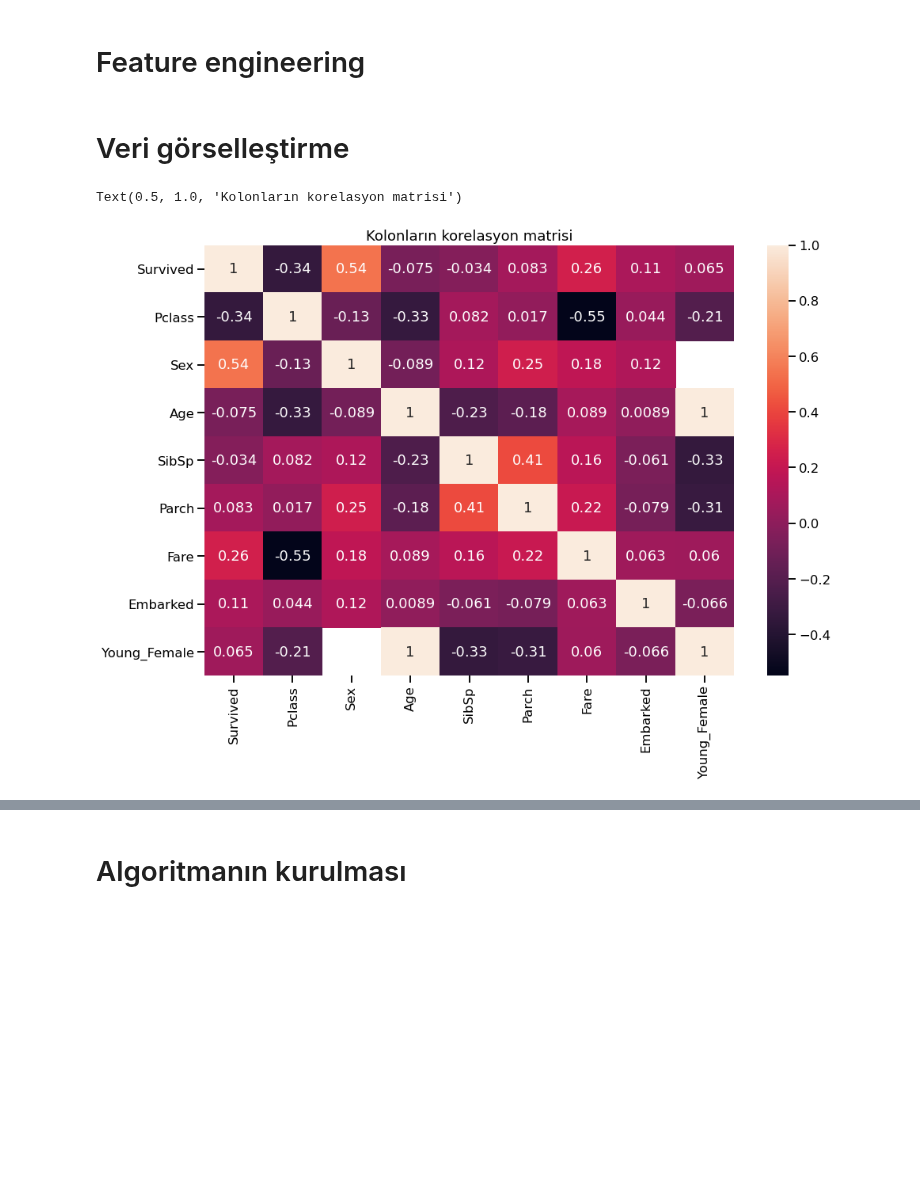
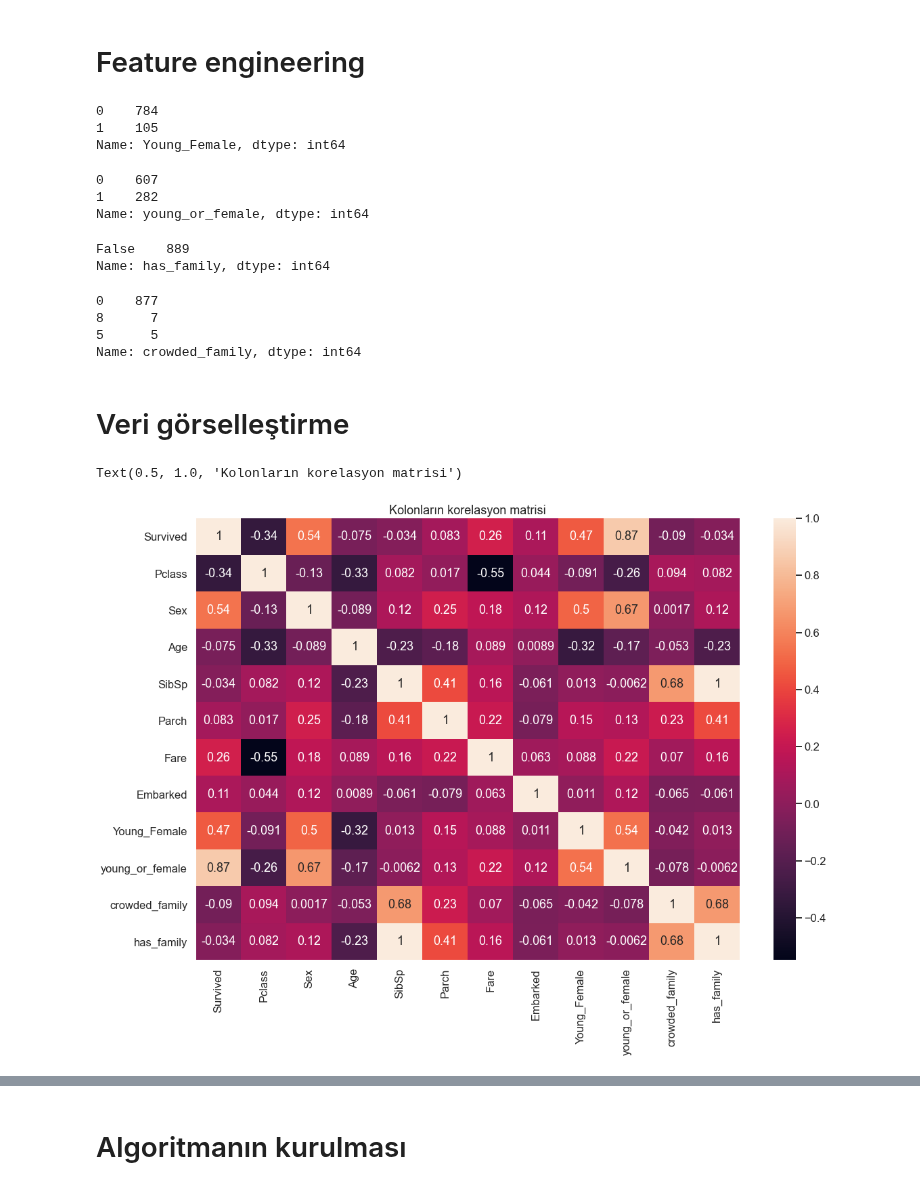
Before and after one commit to onatto11/titanic, a Jupyter notebook: Titanic.ipynb, the cells around one changed output, grey strips where cells are left out. Saved outputs shown, nothing was run; the diff lists cells and outputs as text; code cells hidden in the pictures; blank space fills up the shorter version.

```diff
--- a/Titanic.ipynb
+++ b/Titanic.ipynb
@@ -156,16 +156,71 @@ Index(['Survived', 'Pclass', 'Sex', 'Age', 'SibSp', 'Parch', 'Fare',
 #Kadınlar ve çocuklar daha fazla hayatta kaldığından
 #yaş ortalamasının altındaki kadınları gösteren bir kolon
 #belki bir şeyler anlatabilir.
-train["Young_Female"] = train[(train["Age"] <= train.Age.mean()) & (train["Sex"] == 1)].Age
+train["Young_Female"] = train[(train["Age"] <= train.Age.mean()) & (train["Sex"] == 1)].Survived
+train["Young_Female"].fillna(value=0, inplace=True)
+train["Young_Female"] = train["Young_Female"].astype("int64")
+for i in train["Young_Female"]:
+    i = int(i)
+    if i != train.Young_Female.isnull().any():
+        train["Young_Female"].replace({i:1})
+train.Young_Female.value_counts()
+# %% [output]
+0    784
+1    105
+Name: Young_Female, dtype: int64
+# %%
+#Yukarıdaki hücre ile aynı işlem sayılır, yalnızca "ve" operatörünü "veya" ile
+#değiştirdim. Yani gemidekilerin ortalama yaşında ya da ortalamadan daha genç
+#kişiler veya kadın olanları barındıran bir kolon ekledim. Hedef kolon olan
+#Survived kolonu ile arasında %87'lik korelasyon çıktı. Modelde kullanılması
+#şart olan bir kolon.
+train["young_or_female"] = train[(train["Age"] <= train.Age.mean()) | (train["Sex"] == 1)].Survived
+train["young_or_female"].fillna(value=0, inplace=True)
+train["young_or_female"] = train["young_or_female"].astype("int64")
+for i in train["young_or_female"]:
+    i = int(i)
+    if i != train.young_or_female.isnull().any():
+        train["young_or_female"].replace({i:1})
+train.young_or_female.value_counts()
+# %% [output]
+0    607
+1    282
+Name: young_or_female, dtype: int64
+# %%
+#Gemide akrabası olanların yaşam oranıyla alakalı bir farklılık olabilir.
+train["has_family"] = train[train["SibSp"] >= 0].SibSp
+train["has_family"].astype("int64")
+train.has_family.isna().value_counts()
+# %% [output]
+False    889
+Name: has_family, dtype: int64
+# %%
+#Aşağıda EDA yaparken fark ettim ki gemideki akraba sayısı 4'ten fazla olup da
+#hayatta kalan olmamış. Bu nedenle bu şartı sağlayan bir kolon yaratmayı denedim,
+#fakat bunu karşılayan yalnızca 12 durum olduğundan pek işe yaramaz.
+train["crowded_family"] = train[train["SibSp"] > 4].SibSp
+train["crowded_family"].fillna(value=0, inplace=True)
+train["crowded_family"] = train["crowded_family"].astype("int64")
+for i in train["crowded_family"]:
+    i = int(i)
+    if i != train.crowded_family.isnull().any():
+        train["crowded_family"].replace({i:1})
+train["crowded_family"].astype("int64")
+train.crowded_family.value_counts()
+# %% [output]
+0    877
+8      7
+5      5
+Name: crowded_family, dtype: int64
 # %% [markdown]
 # Veri görselleştirme
 # %%
 sns.set_context("talk")
-ax = plt.subplots(figsize=(15, 10))
+ax = plt.subplots(figsize=(18, 12))
 sns.heatmap(train.corr(), annot=True)
 plt.title("Kolonların korelasyon matrisi")
 # %% [output]
 Text(0.5, 1.0, 'Kolonların korelasyon matrisi')
-[figure, old version]
+[figure, new version]
 # %%
 sns.set_context("talk")
```
Also changed, not shown: parts of 15 cells of this notebook.
